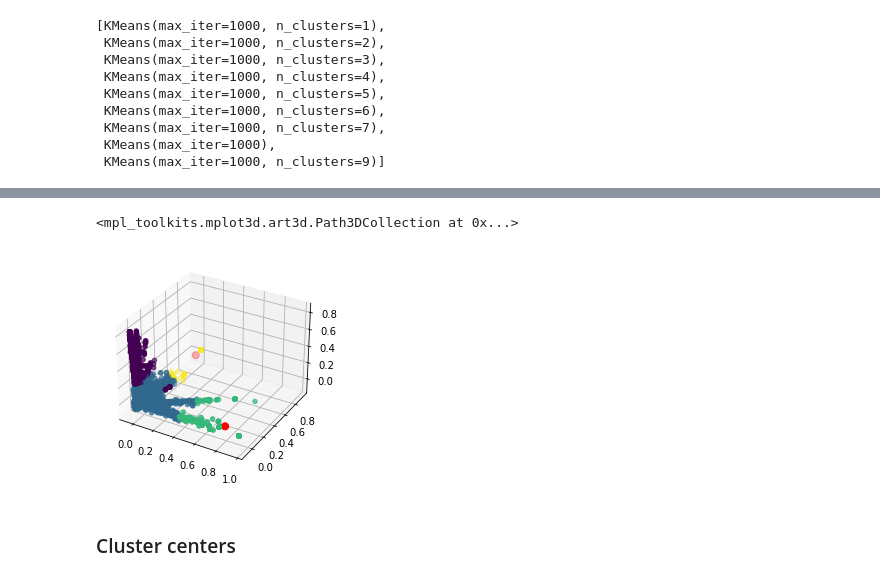
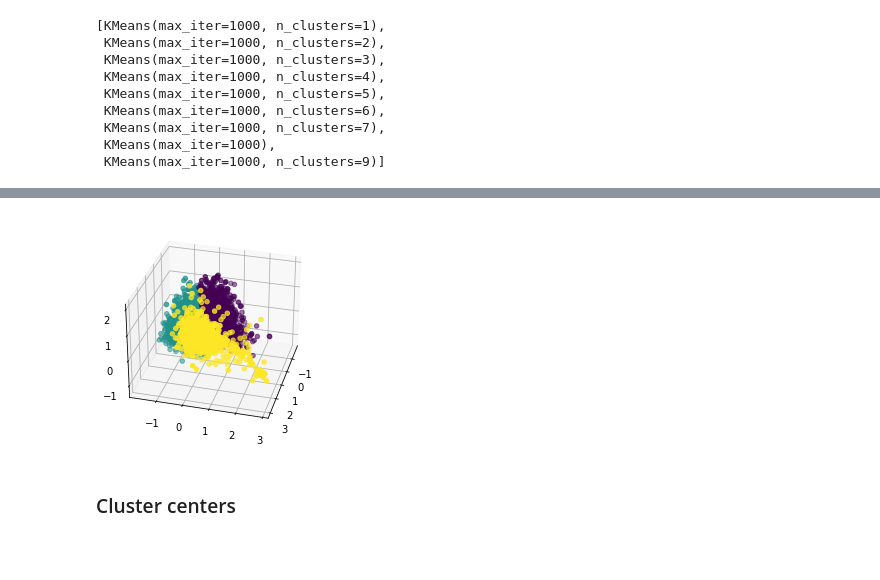
Before and after one commit to nicholasosaka/enron-clustering, a Jupyter notebook: clustering.ipynb, the cells around one changed output, grey strips where cells are left out. Cells and saved outputs as stored; diff of their text form; code cells hidden in the pictures; blank space fills up the shorter version.

Commit message:
Use Word2Vec :)

```diff
--- a/clustering.ipynb
+++ b/clustering.ipynb
@@ -69,0 +73,4 @@ tf_idf = tf_idf_raw.toarray()
+# %%
+from gensim.models.word2vec import Word2Vec
+
+model = Word2Vec([[token for token in email.split()] for email in emails_processed], window=5, workers=4, vector_size=100, sg=1)
@@ -77,0 +117,4 @@ Index(['00', '000', '0029', '005', '008', '00am', '00p', '00pm', '01', '0102',
+# %%
+word_to_vector = {}
+for i in range(len(model.wv)):
+    word_to_vector[model.wv.index_to_key[i]] = model.wv[i]
@@ -186,7 +270,7 @@ array([[ 4.78677614e-03,  2.16470362e-03,  5.24436679e-05, ...,
 from sklearn.decomposition import PCA
 
 pca_3d = PCA(n_components=4) # fit to 3 dim
-tf_idf_3dim = pca_3d.fit_transform(tf_idf) # apply fit
+vec_3d = pca_3d.fit_transform([model.wv[i] for i in range(len(model.wv))]) # apply fit
 # %% [markdown]
 ### Elbow Method
 # %%
@@ -226,17 +310,17 @@ plt.show()
 # %%
-kmeans_3d = KMeans(n_clusters=4, max_iter=1000, algorithm='auto')
-fit_result = kmeans_3d.fit(tf_idf_3dim)
+kmeans_3d = KMeans(n_clusters=3, max_iter=1000, algorithm='auto')
+fit_result = kmeans_3d.fit(vec_3d)
 
-preds = kmeans_3d.predict(tf_idf_3dim)
+preds = kmeans_3d.predict(vec_3d)
 # %%
 ax = plt.axes(projection='3d')
 # Data for three-dimensional scattered points
 
-ax.scatter3D(tf_idf_3dim[:, 0], tf_idf_3dim[:, 1], tf_idf_3dim[:, 2], c=preds, cmap='viridis');
+ax.scatter3D(vec_3d[:, 0], vec_3d[:, 1], vec_3d[:, 2], c=preds, cmap='viridis');
 ax.scatter3D(kmeans_3d.cluster_centers_[:,0],kmeans_3d.cluster_centers_[:,1],kmeans_3d.cluster_centers_[:,2], c='red', s=50)
+ax.view_init(30, 15)
 # %% [output]
-<mpl_toolkits.mplot3d.art3d.Path3DCollection at 0x...>
-[figure, old version]
+[figure, new version]
 # %% [markdown]
 ### Cluster centers
 # %%
```
Also changed, not shown: parts of 25 cells of this notebook.
